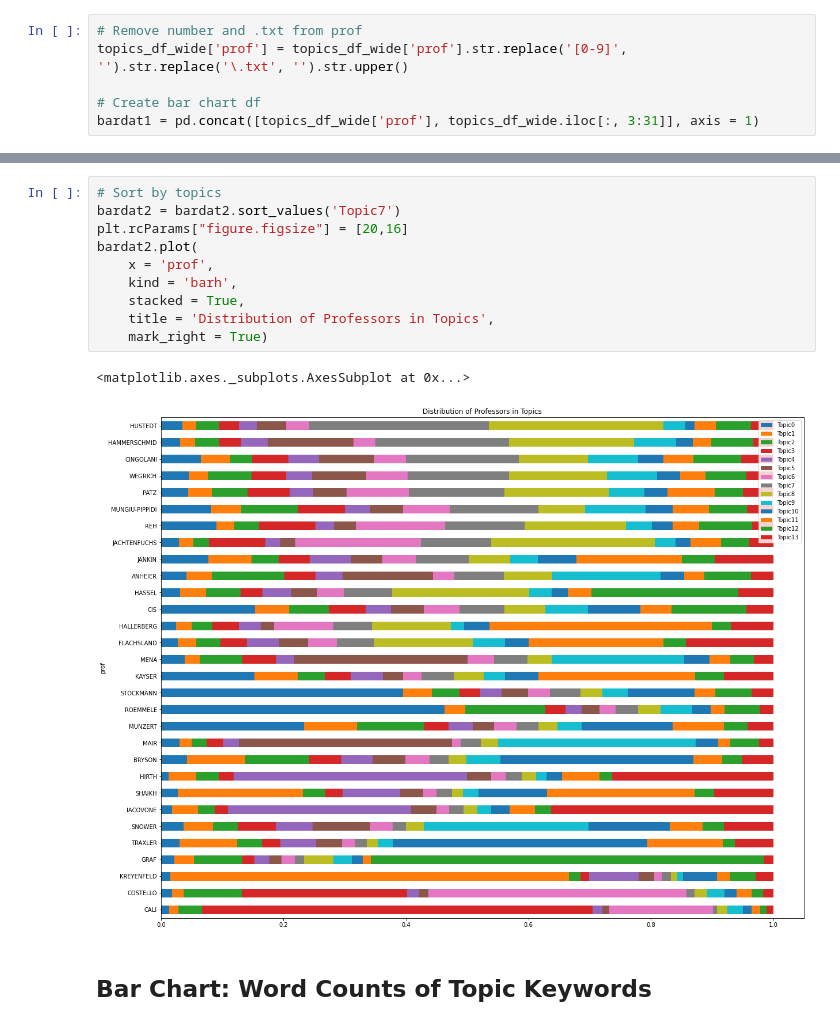
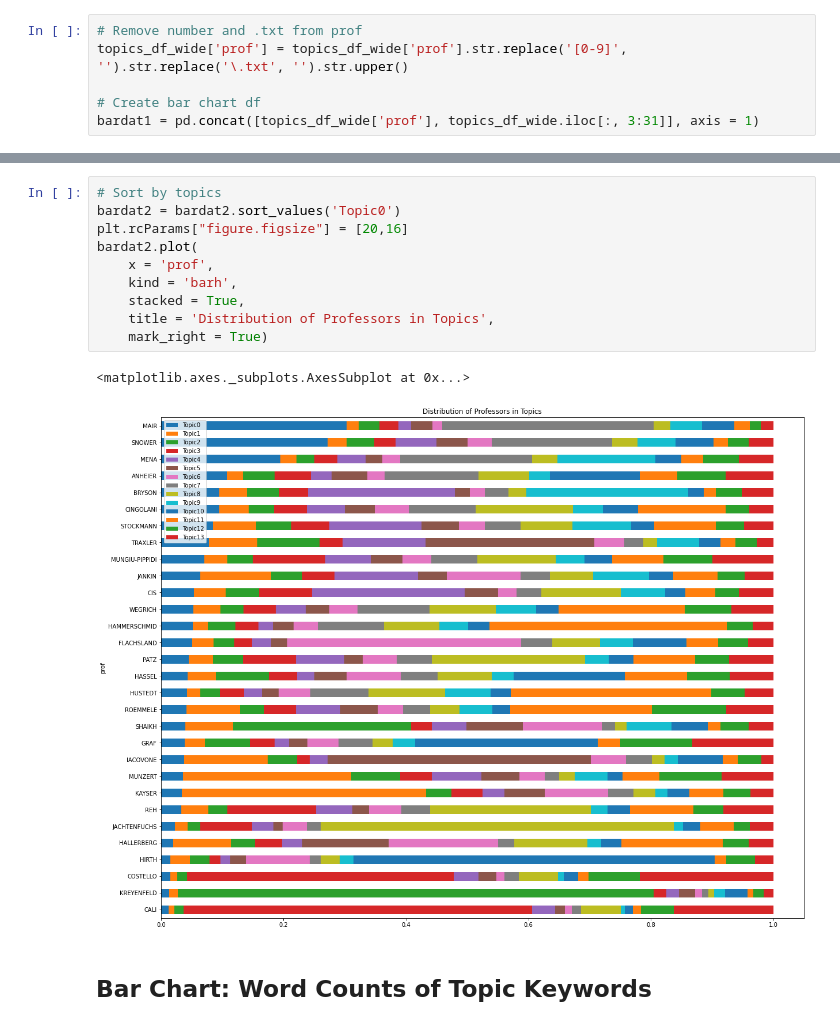
Before and after one commit to esnue/ThesisAllocationSystem, a Jupyter notebook: 4_Visualization.ipynb, the cells around one changed output, grey strips where cells are left out. Saved outputs shown, nothing was run; the diff lists cells and outputs as text.

```diff
--- a/4_Visualization.ipynb
+++ b/4_Visualization.ipynb
@@ -165,16 +162,16 @@ plt.legend(fontsize = 36, loc = 'upper right', bbox_to_anchor=(1.2, 1))
 # %%
 # Sort by topics
-bardat2 = bardat2.sort_values('Topic7')
+bardat2 = bardat2.sort_values('Topic0')
 plt.rcParams["figure.figsize"] = [20,16]
 bardat2.plot(
     x = 'prof',
     kind = 'barh',
     stacked = True,
     title = 'Distribution of Professors in Topics',
     mark_right = True)
 # %% [output]
 <matplotlib.axes._subplots.AxesSubplot at 0x...>
-[figure, old version]
+[figure, new version]
 # %% [markdown]
 ## Bar Chart: Word Counts of Topic Keywords
 # %%
```
Also changed, not shown: parts of 15 cells of this notebook.
